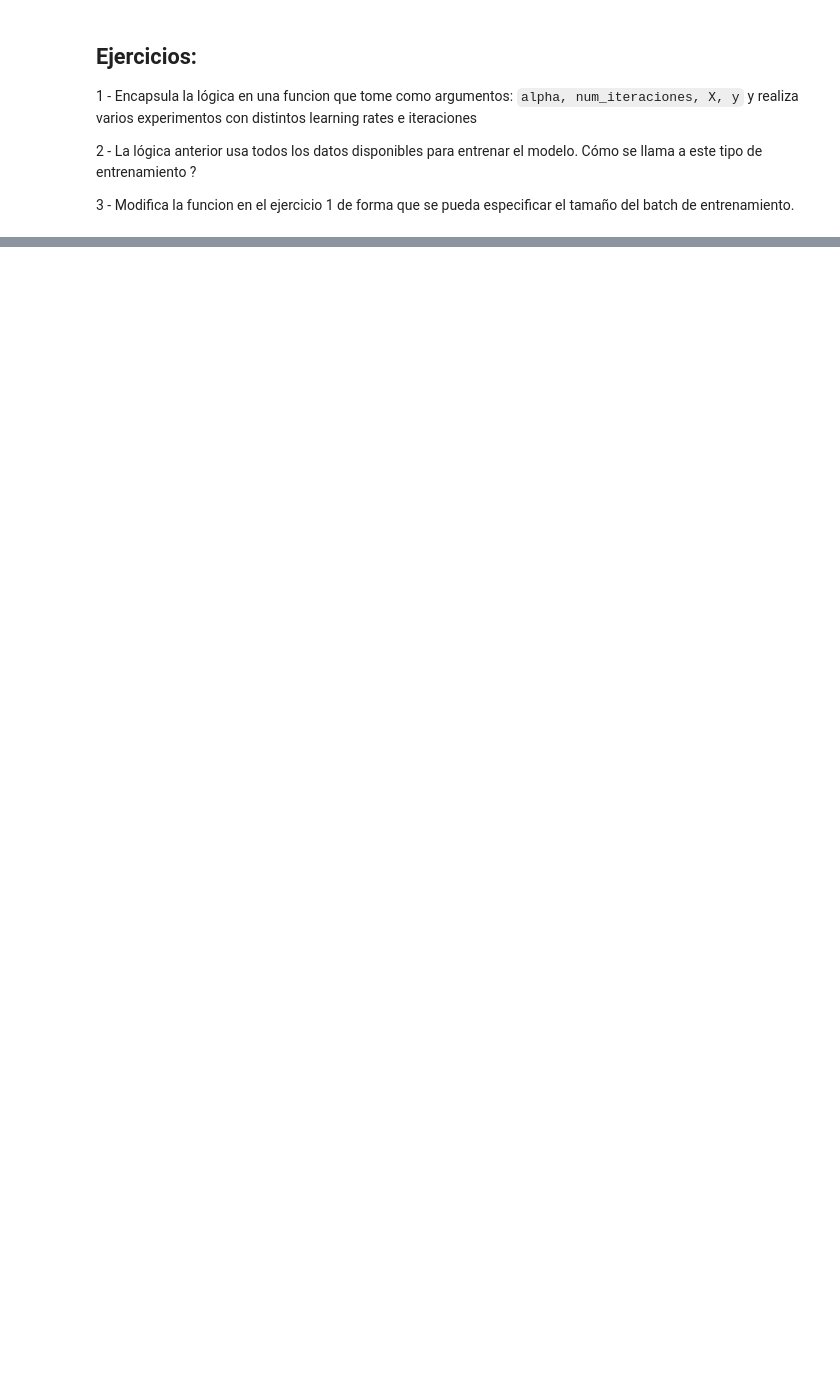
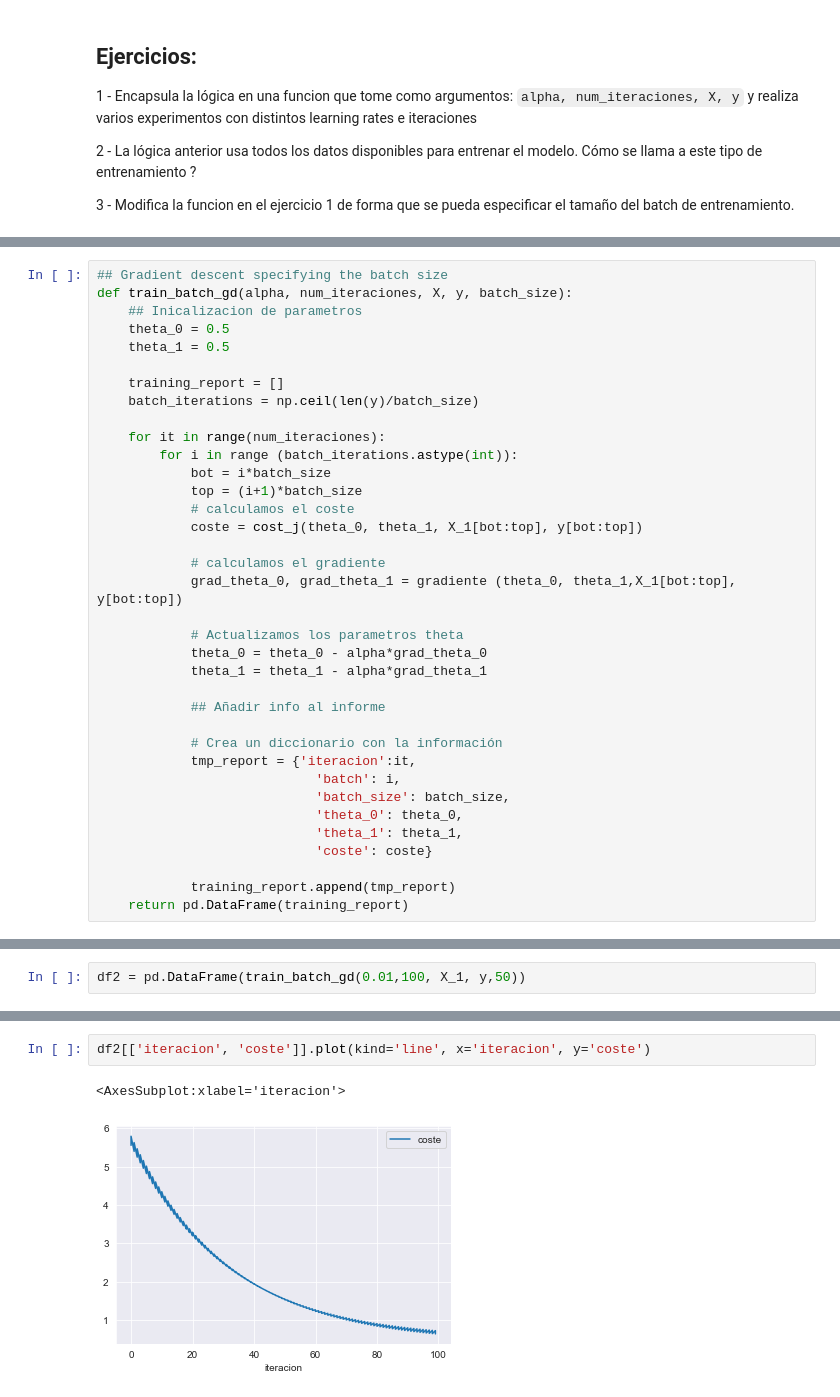
Before and after one commit to JanuszJSzturo/uib-aa-g1-material, a Jupyter notebook: W2 - Grad Desc and Intro to sklearn/1 - Descenso de gradiente.ipynb, the cells around one changed output, grey strips where cells are left out. Cells and saved outputs as stored; diff of their text form; blank space fills up the shorter version.

```diff
--- a/W2 - Grad Desc and Intro to sklearn/1 - Descenso de gradiente.ipynb
+++ b/W2 - Grad Desc and Intro to sklearn/1 - Descenso de gradiente.ipynb
@@ -335,0 +355,36 @@ def train_batch_gd(alpha, num_iteraciones, X, y, batch_size):
+# %%
+## Gradient descent specifying the batch size
+def train_batch_gd(alpha, num_iteraciones, X, y, batch_size):
+    ## Inicalizacion de parametros
+    theta_0 = 0.5
+    theta_1 = 0.5
+
+    training_report = []
+    batch_iterations = np.ceil(len(y)/batch_size)
+
+    for it in range(num_iteraciones):
+        for i in range (batch_iterations.astype(int)):
+            bot = i*batch_size
+            top = (i+1)*batch_size
+            # calculamos el coste
+            coste = cost_j(theta_0, theta_1, X_1[bot:top], y[bot:top])
+
+            # calculamos el gradiente
+            grad_theta_0, grad_theta_1 = gradiente (theta_0, theta_1,X_1[bot:top], y[bot:top])
+
+            # Actualizamos los parametros theta
+            theta_0 = theta_0 - alpha*grad_theta_0
+            theta_1 = theta_1 - alpha*grad_theta_1
+
+            ## Añadir info al informe
+
+            # Crea un diccionario con la información
+            tmp_report = {'iteracion':it,
+                            'batch': i,
+                            'batch_size': batch_size,
+                            'theta_0': theta_0,
+                            'theta_1': theta_1,
+                            'coste': coste}
+
+            training_report.append(tmp_report)
+    return pd.DataFrame(training_report)
@@ -335,0 +409,2 @@ def train_batch_gd(alpha, num_iteraciones, X, y, batch_size):
+# %%
+df2 = pd.DataFrame(train_batch_gd(0.01,100, X_1, y,50))
@@ -335,0 +427,5 @@ def train_batch_gd(alpha, num_iteraciones, X, y, batch_size):
+# %%
+df2[['iteracion', 'coste']].plot(kind='line', x='iteracion', y='coste')
+# %% [output]
+<AxesSubplot:xlabel='iteracion'>
+[figure, added]
```
Also changed, not shown: parts of 9 cells of this notebook.
